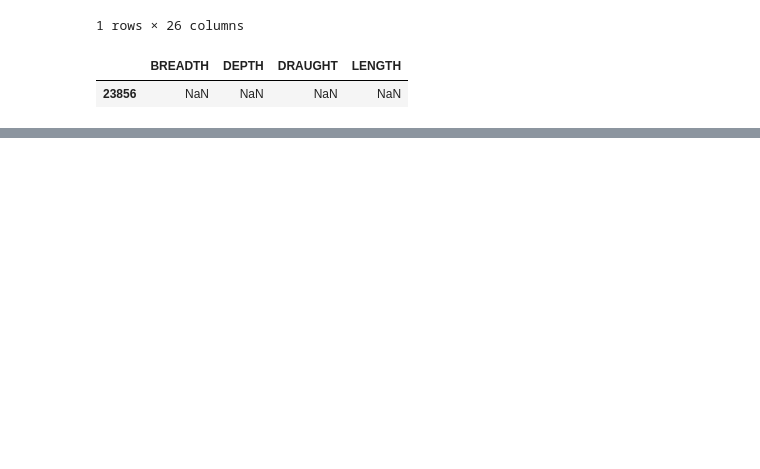
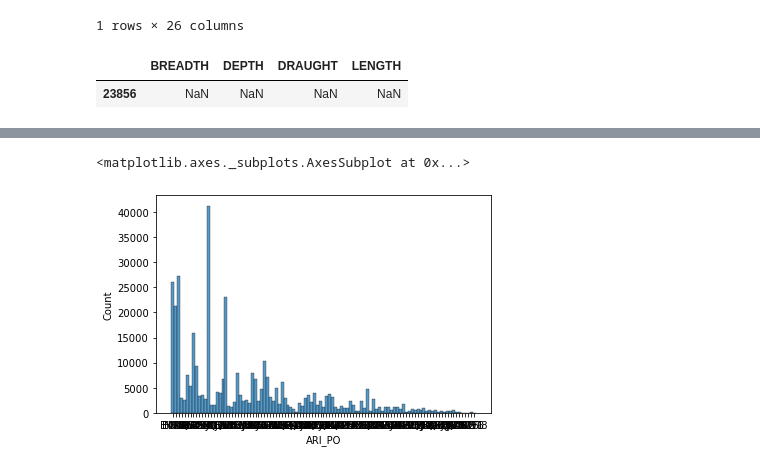
Before and after one commit to tree-jhk/HDHyundai_AI_Challenge, a Jupyter notebook: eda.ipynb, the cells around one changed output, grey strips where cells are left out. Drawn from its saved outputs; the diff is of its cells as text; code cells hidden in the pictures; blank space fills up the shorter version.

```diff
--- a/eda.ipynb
+++ b/eda.ipynb
@@ -335,0 +406,5 @@ train['LENGTH'].fillna(train['LENGTH'].mean(), inplace=True)
+# %%
+sns.histplot(x=train.ARI_PO)
+# %% [output]
+<matplotlib.axes._subplots.AxesSubplot at 0x...>
+[figure, added]
```
Also changed, not shown: parts of 16 cells of this notebook.
